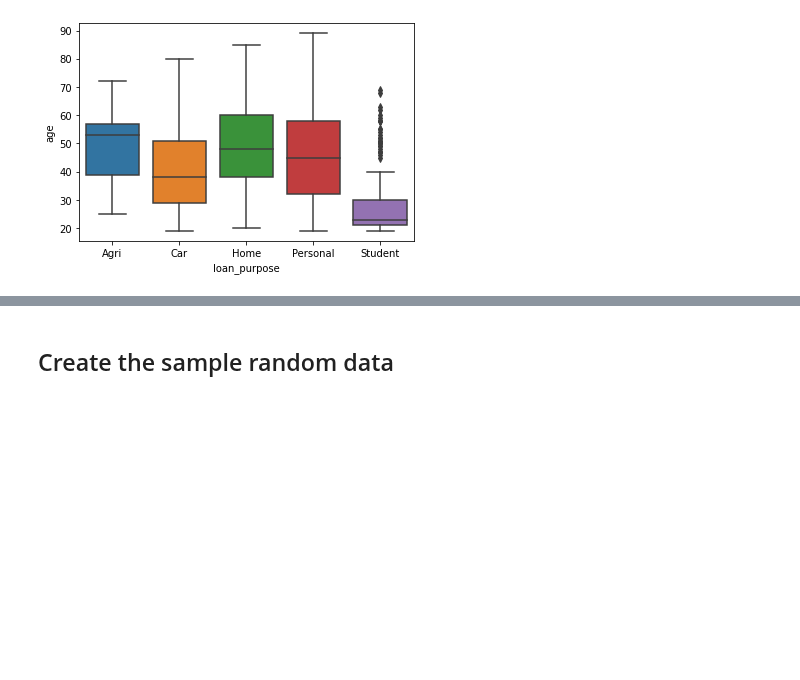
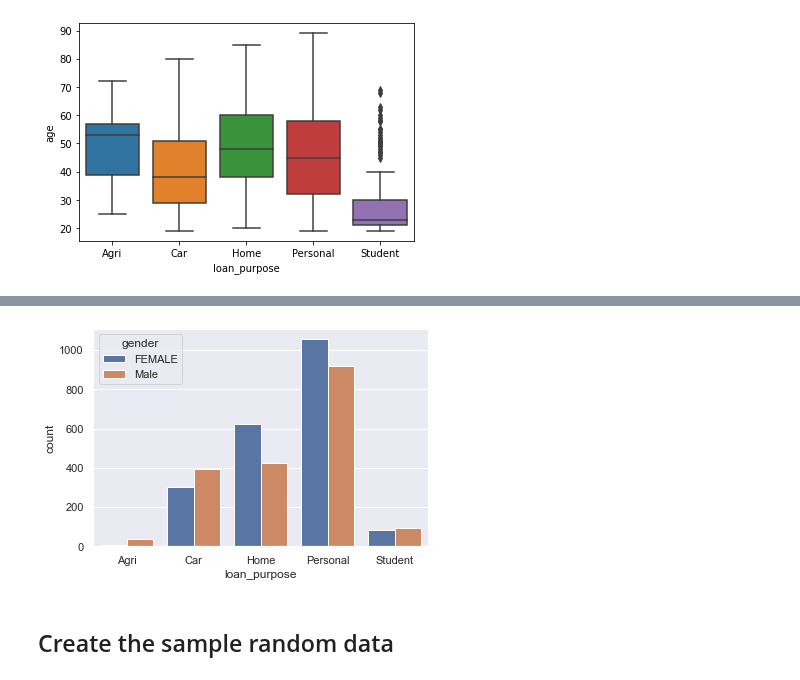
Before and after one commit to brendantipp/sem2_prog_data_analysis_project, a Jupyter notebook: product_analysis.ipynb, the cells around one changed output, grey strips where cells are left out. Cells and saved outputs as stored; diff of their text form; code cells hidden in the pictures; blank space fills up the shorter version.

```diff
--- a/product_analysis.ipynb
+++ b/product_analysis.ipynb
@@ -302,8 +306,10 @@ sns.catplot(x="Gender", y="Age", hue="Loan Purpose", kind="bar", data=df);
 # %%
 %matplotlib inline
 sns.set(style="darkgrid")
-ax = sns.countplot(x='Loan Purpose',hue="Gender" , data=df)
+ax = sns.countplot(x='loan_purpose',hue="gender" , data=df)
 plt.show()
+# %% [output]
+[figure, added]
 # %%
 #https://towardsdatascience.com/hands-on-python-data-visualization-seaborn-count-plot-90e823599012
 # %% [markdown]
```
Also changed, not shown: parts of 7 cells of this notebook.
